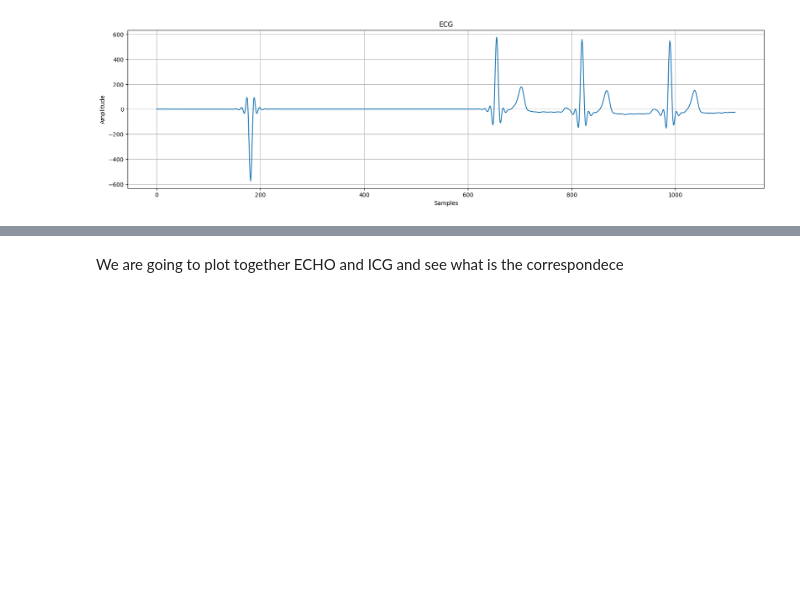
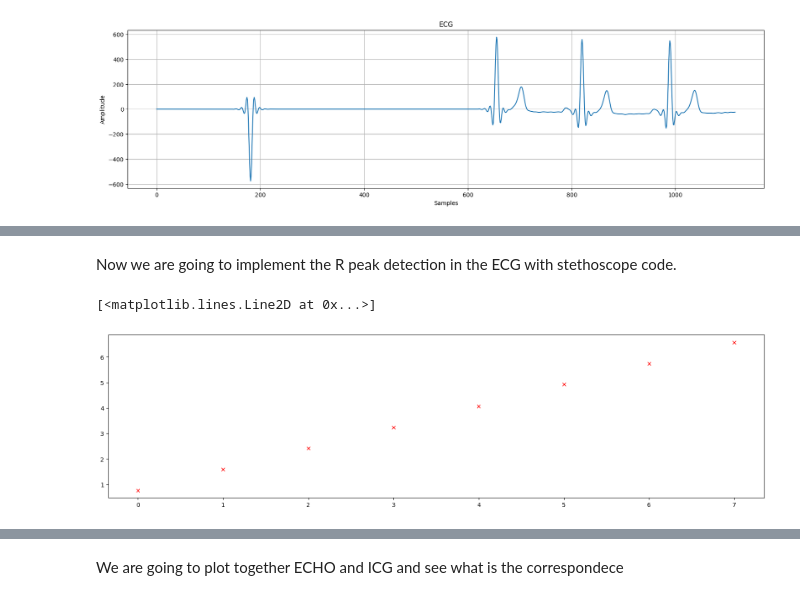
Before and after one commit to eduardo-illueca/icg-project, a Jupyter notebook: Maria_HeartCycle_RAWDATA.ipynb, the cells around one changed output, grey strips where cells are left out. Saved outputs shown, nothing was run; the diff lists cells and outputs as text; code cells hidden in the pictures; blank space fills up the shorter version.

```diff
--- a/Maria_HeartCycle_RAWDATA.ipynb
+++ b/Maria_HeartCycle_RAWDATA.ipynb
@@ -90,0 +152,12 @@ plt.show()
+# %% [markdown]
+Now we are going to implement the R peak detection in the ECG with stethoscope code.
+# %%
+R_PEAKS=measures[2,2]
+R_PEAKS_time=R_PEAKS['time']
+R_PEAKS_data=R_PEAKS['data']
+R_PEAKS_data_value= R_PEAKS_data[0,0]
+plt.figure(figsize=(20, 5))
+plt.plot(R_PEAKS_data_value[0:8], color='red', marker='x',linestyle='none', label='R peaks')
+# %% [output]
+[<matplotlib.lines.Line2D at 0x...>]
+[figure, added]
```
Also changed, not shown: parts of 24 cells of this notebook.
